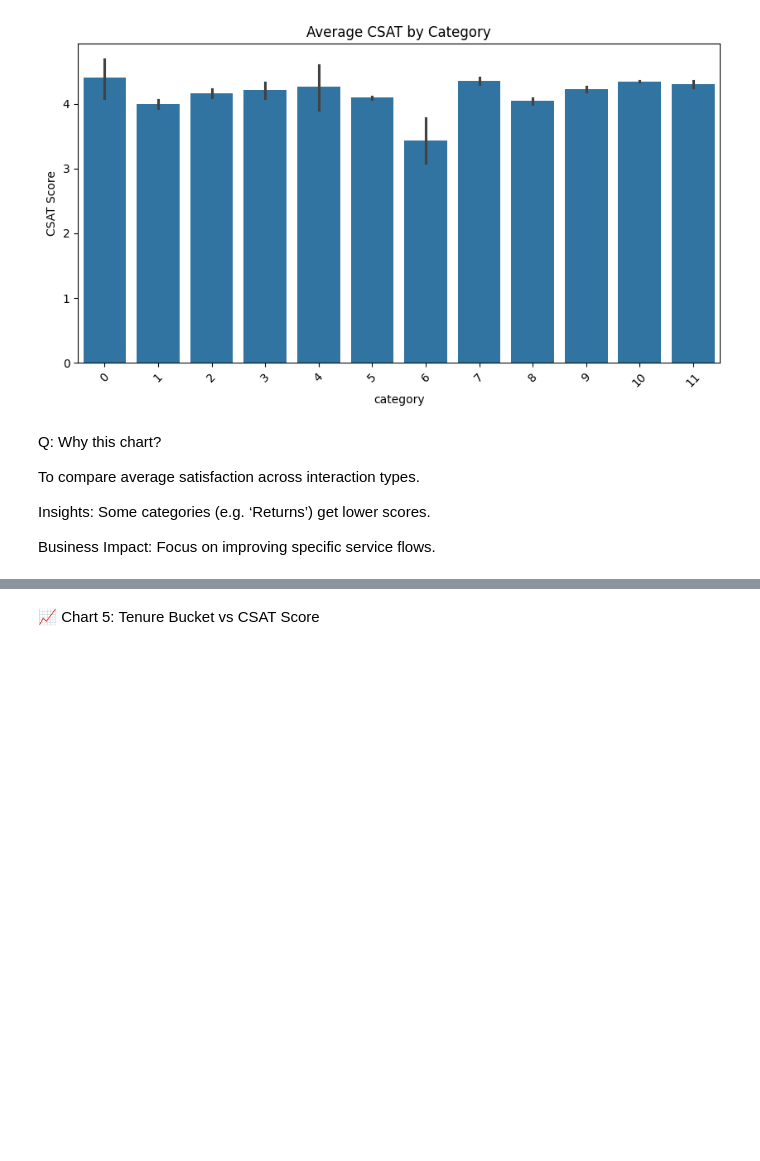
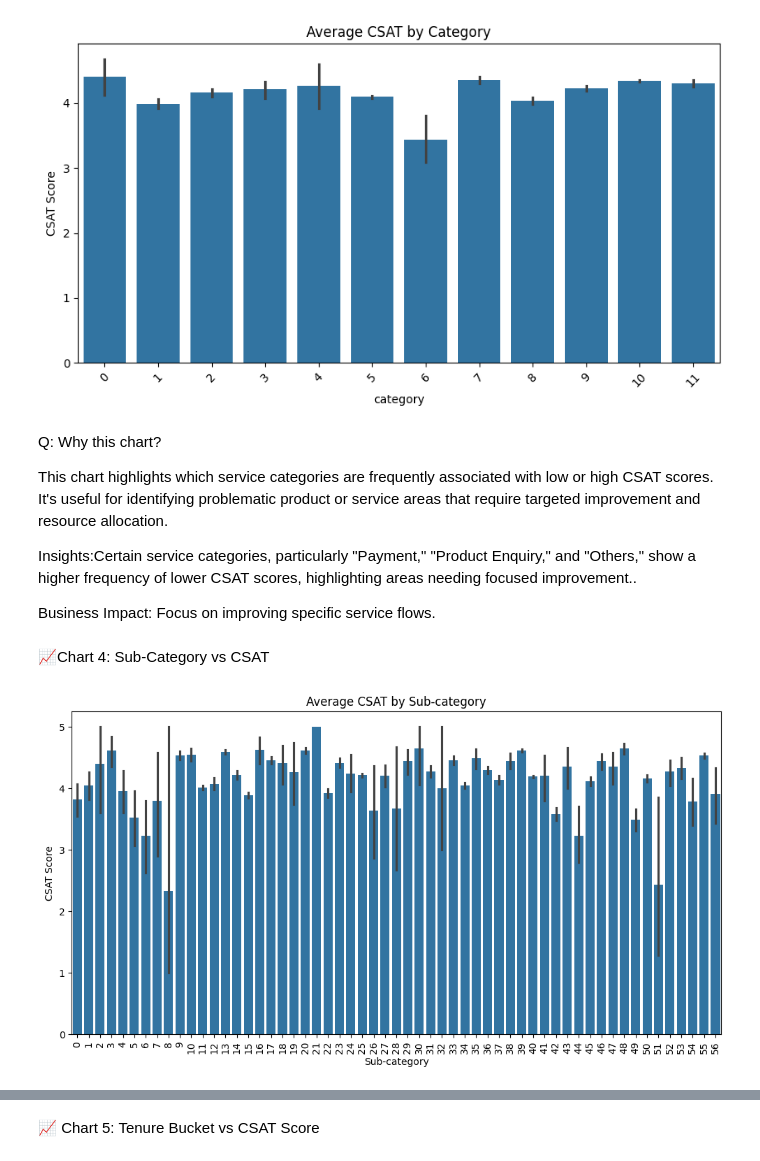
Before and after one commit to Mohityadav6659/ml-driven-csat-analysis, a Jupyter notebook: CSAT_Prediction.ipynb, the cells around one changed output, grey strips where cells are left out. Cells and saved outputs as stored; diff of their text form; code cells hidden in the pictures; blank space fills up the shorter version.

Commit message:
Updated CSAT_Prediction.ipynb with final improvements

```diff
--- a/CSAT_Prediction.ipynb
+++ b/CSAT_Prediction.ipynb
@@ -121,8 +121,18 @@ plt.show()
 # %% [markdown]
 Q: Why this chart?
 
-To compare average satisfaction across interaction types.
+This chart highlights which service categories are frequently associated with low or high CSAT scores. It's useful for identifying problematic product or service areas that require targeted improvement and resource allocation.
 
-Insights: Some categories (e.g. ‘Returns’) get lower scores.
+Insights:Certain service categories, particularly "Payment," "Product Enquiry," and "Others," show a higher frequency of lower CSAT scores, highlighting areas needing focused improvement..
 
 Business Impact: Focus on improving specific service flows.
+# %% [markdown]
+📈Chart 4: Sub-Category vs CSAT
+# %%
+plt.figure(figsize=(12, 6))
+sns.barplot(x='Sub-category', y='CSAT Score', data=df_cleaned)
+plt.xticks(rotation=90)
+plt.title("Average CSAT by Sub-category")
+plt.show()
+# %% [output]
+[figure, added]
```
Also changed, not shown: parts of 4 cells of this notebook.
